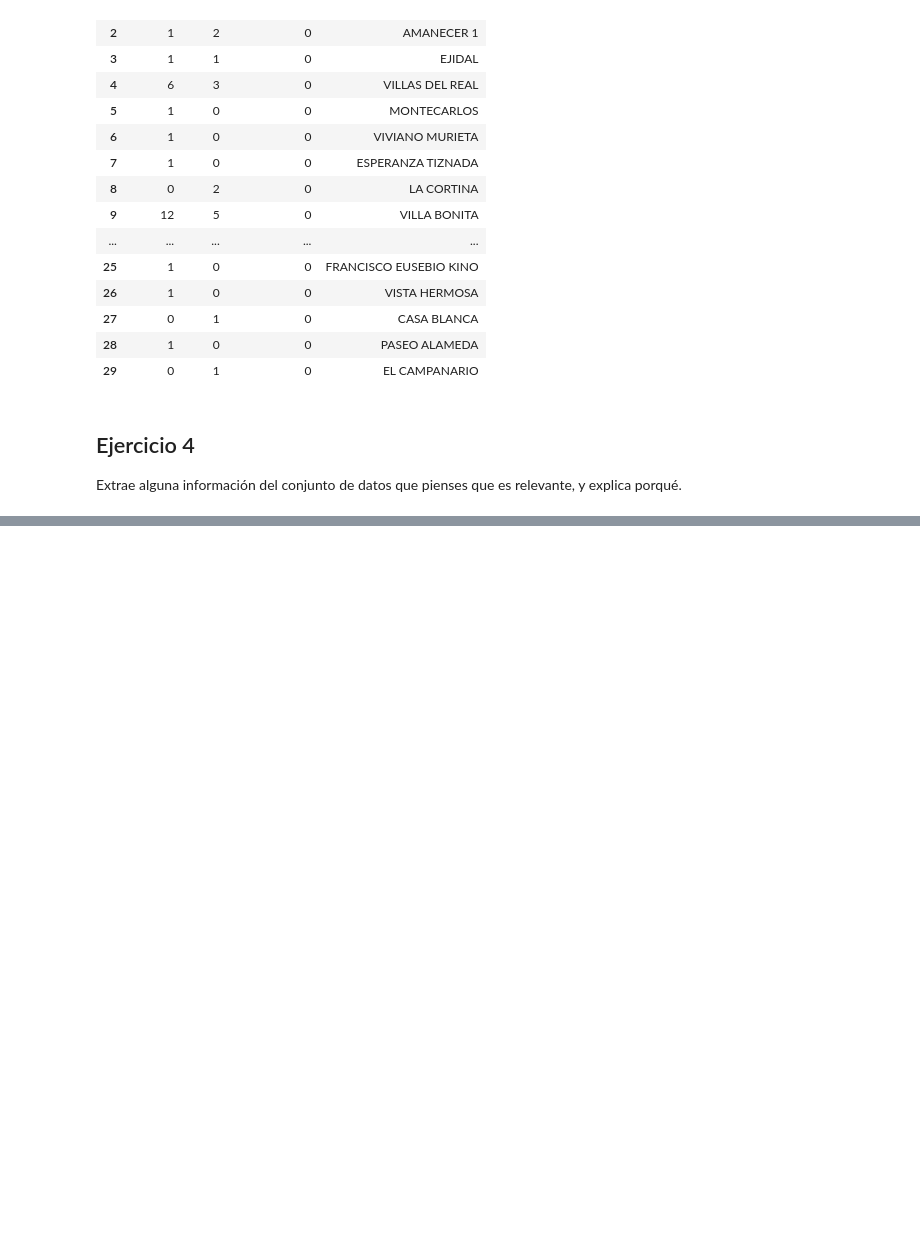
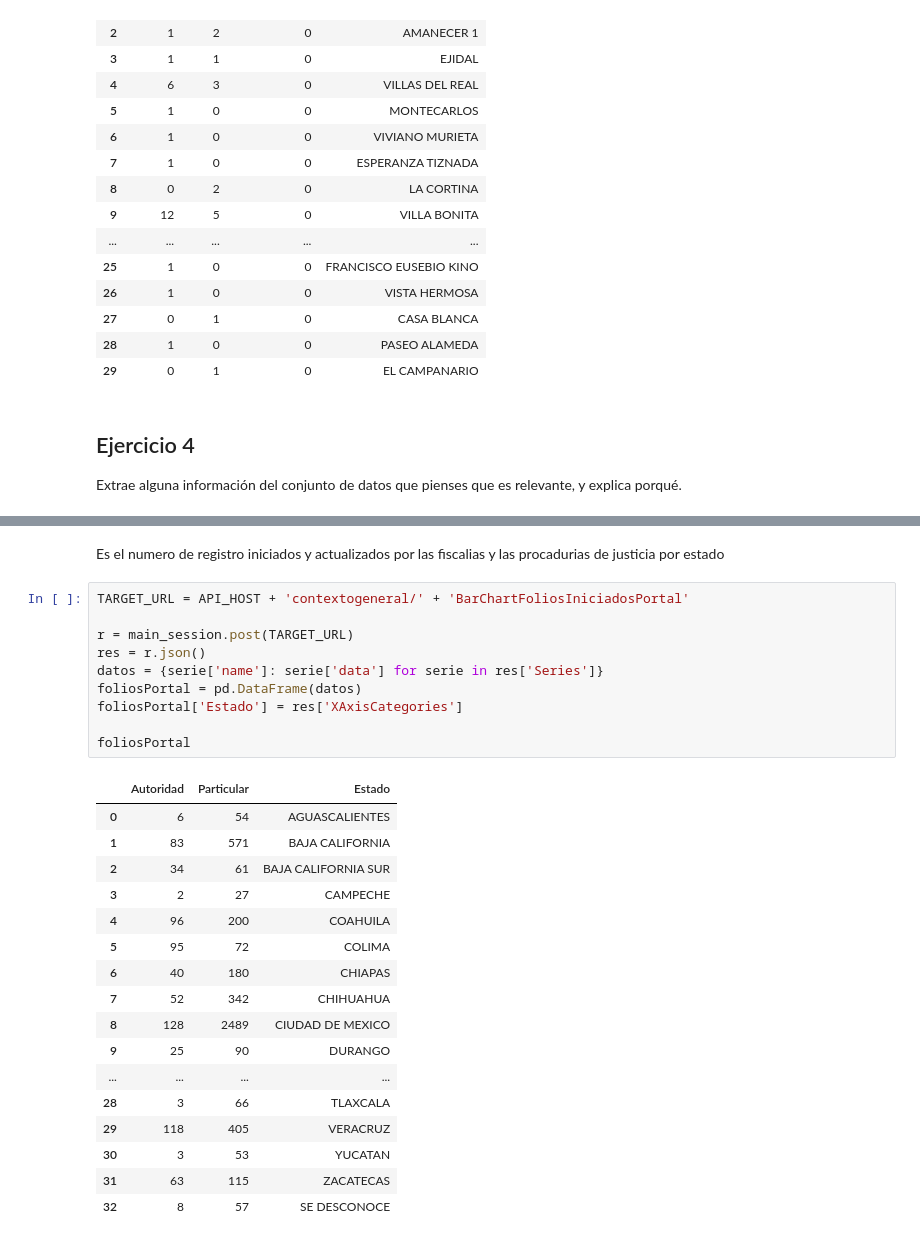
Before and after one commit to 3tagoras/Ingesta-de-datos-ejercicios, a Jupyter notebook: ingestaDatos.ipynb, the cells around one changed output, grey strips where cells are left out. Saved outputs shown, nothing was run; the diff lists cells and outputs as text; blank space fills up the shorter version.

```diff
--- a/ingestaDatos.ipynb
+++ b/ingestaDatos.ipynb
@@ -528,0 +539,30 @@ Extrae alguna información del conjunto de datos que pienses que es relevante, y
+# %% [markdown]
+Es el numero de registro iniciados y actualizados por las fiscalias y las procadurias de justicia por estado
+# %%
+TARGET_URL = API_HOST + 'contextogeneral/' + 'BarChartFoliosIniciadosPortal'
+
+r = main_session.post(TARGET_URL)
+res = r.json()
+datos = {serie['name']: serie['data'] for serie in res['Series']}
+foliosPortal = pd.DataFrame(datos)
+foliosPortal['Estado'] = res['XAxisCategories']
+
+foliosPortal
+# %% [output]
+|  | Autoridad | Particular | Estado |
+| 0 | 6 | 54 | AGUASCALIENTES |
+| 1 | 83 | 571 | BAJA CALIFORNIA |
+| 2 | 34 | 61 | BAJA CALIFORNIA SUR |
+| 3 | 2 | 27 | CAMPECHE |
+| 4 | 96 | 200 | COAHUILA |
+| 5 | 95 | 72 | COLIMA |
+| 6 | 40 | 180 | CHIAPAS |
+| 7 | 52 | 342 | CHIHUAHUA |
+| 8 | 128 | 2489 | CIUDAD DE MEXICO |
+| 9 | 25 | 90 | DURANGO |
+| ... | ... | ... | ... |
+| 28 | 3 | 66 | TLAXCALA |
+| 29 | 118 | 405 | VERACRUZ |
+| 30 | 3 | 53 | YUCATAN |
+| 31 | 63 | 115 | ZACATECAS |
+| 32 | 8 | 57 | SE DESCONOCE |
```
Also changed, not shown: parts of 5 cells of this notebook.
